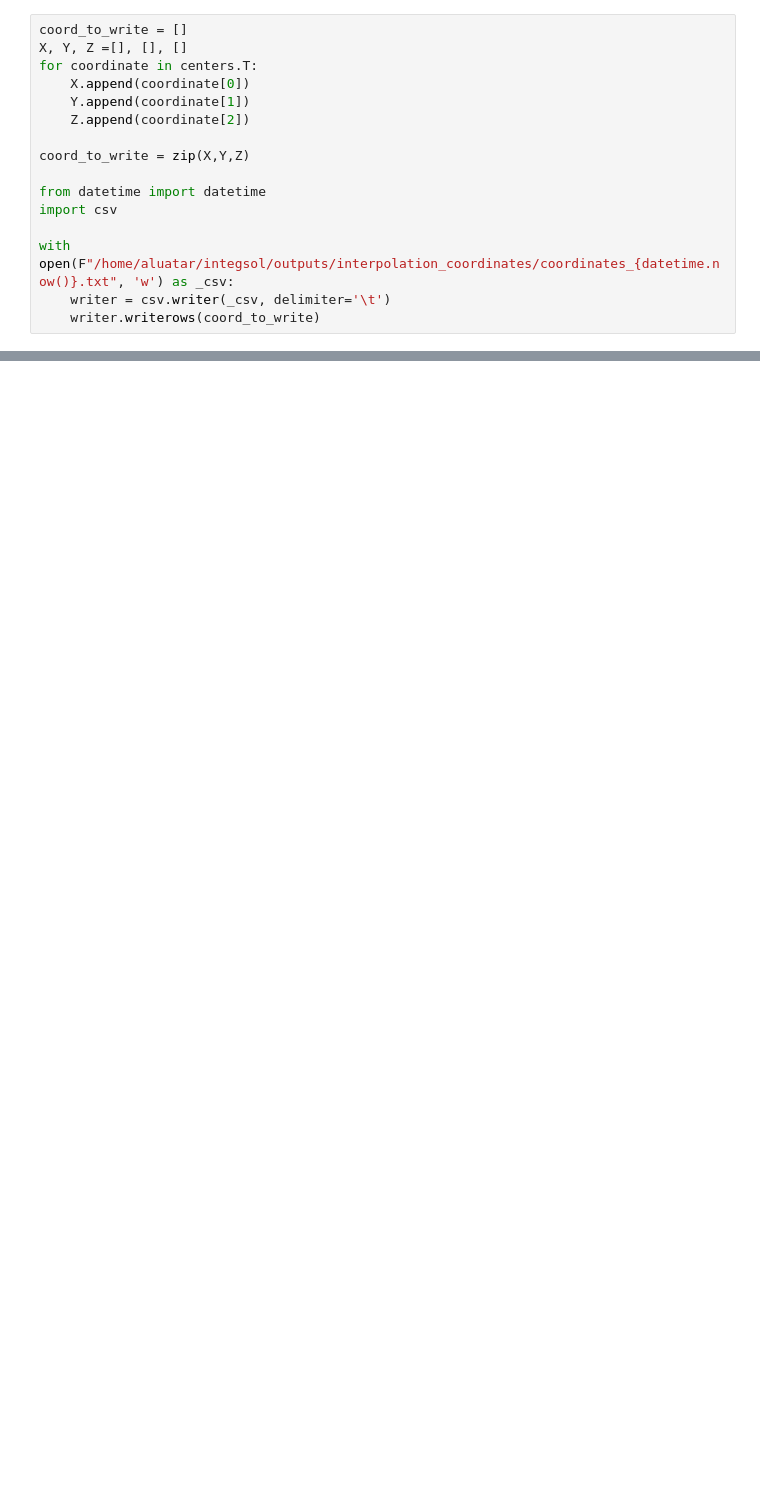
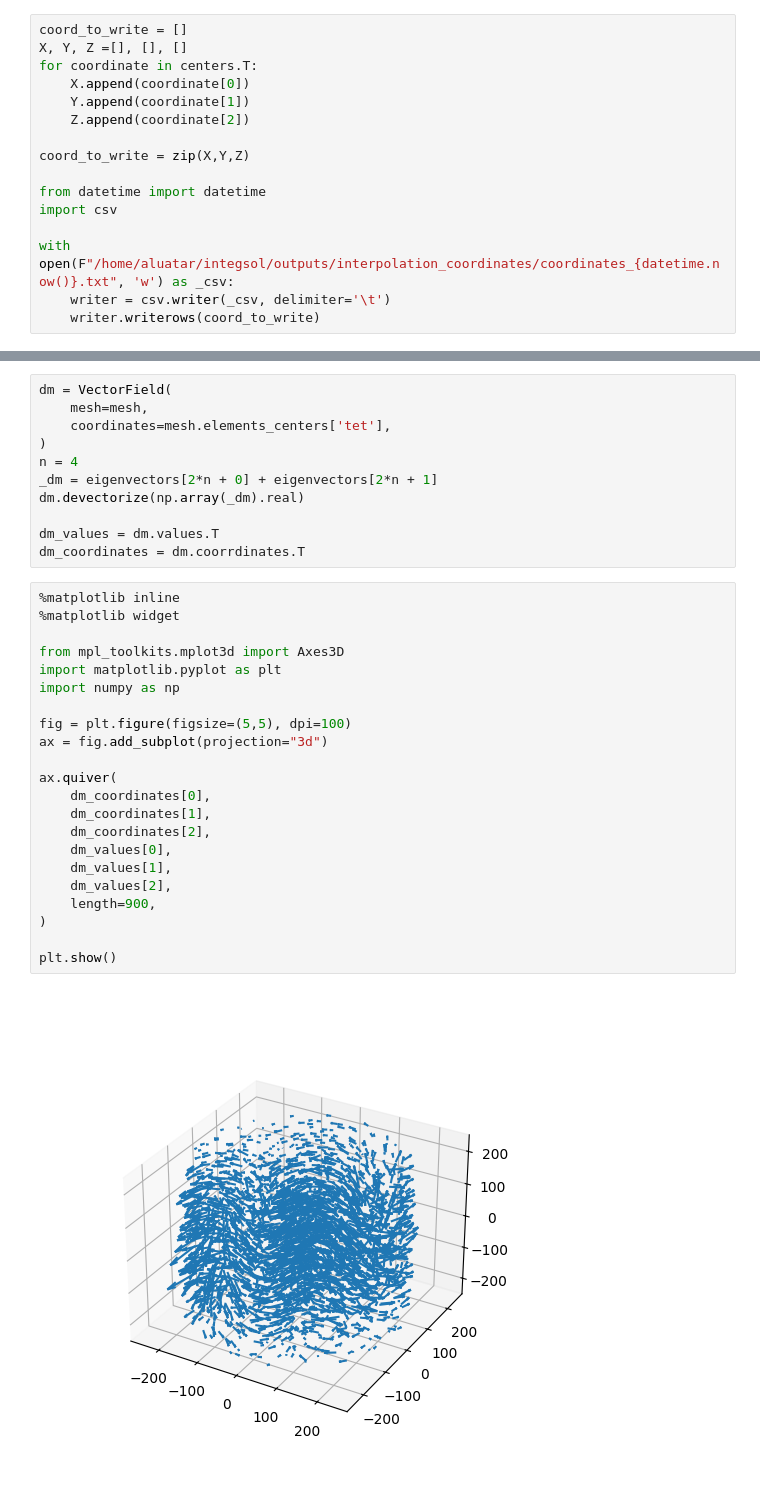
Before and after one commit to aluatar/integsol, a Jupyter notebook: playgroung.ipynb, the cells around one changed output, grey strips where cells are left out. Drawn from its saved outputs; the diff is of its cells as text; blank space fills up the shorter version.

```diff
--- a/playgroung.ipynb
+++ b/playgroung.ipynb
@@ -231,0 +191,35 @@ array([-1.82575751e+09,  1.82575751e+09, -1.79824960e+09, ...,
+# %%
+dm = VectorField(
+    mesh=mesh,
+    coordinates=mesh.elements_centers['tet'],
+)
+n = 4
+_dm = eigenvectors[2*n + 0] + eigenvectors[2*n + 1]
+dm.devectorize(np.array(_dm).real)
+
+dm_values = dm.values.T
+dm_coordinates = dm.coorrdinates.T
+# %%
+%matplotlib inline
+%matplotlib widget
+
+from mpl_toolkits.mplot3d import Axes3D
+import matplotlib.pyplot as plt
+import numpy as np
+
+fig = plt.figure(figsize=(5,5), dpi=100)
+ax = fig.add_subplot(projection="3d")
+
+ax.quiver(
+    dm_coordinates[0],
+    dm_coordinates[1],
+    dm_coordinates[2],
+    dm_values[0],
+    dm_values[1],
+    dm_values[2],
+    length=900,
+)
+
+plt.show()
+# %% [output]
+[figure, added]
```
Also changed, not shown: parts of 17 cells of this notebook, 2 other files.
